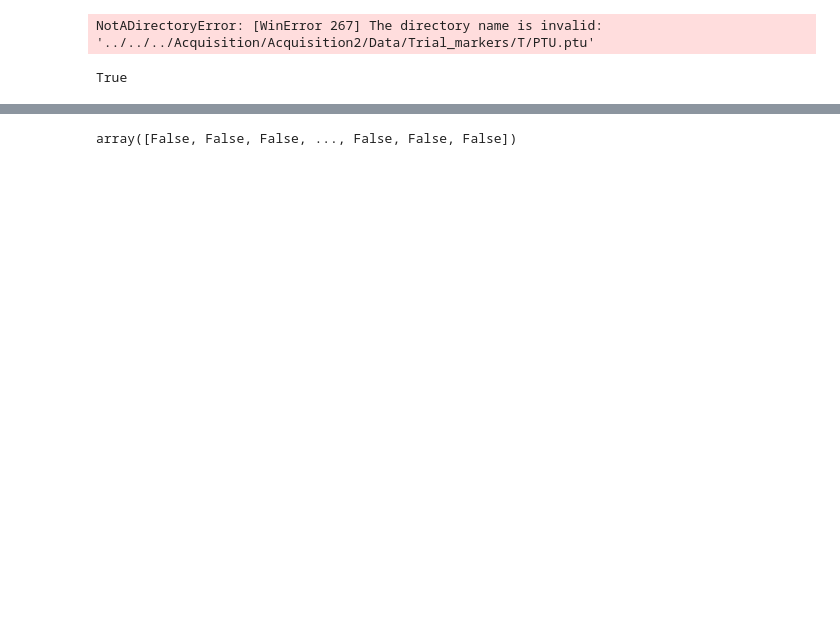
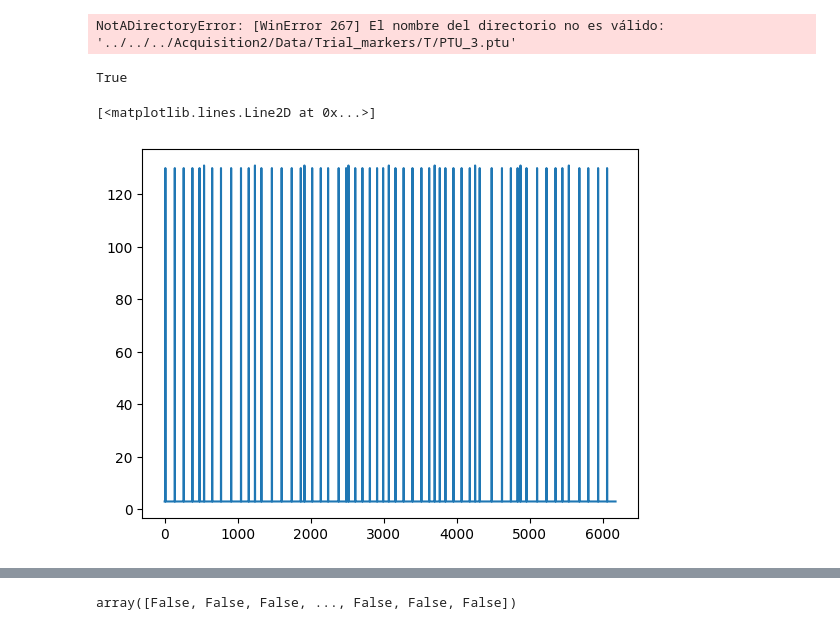
Before and after one commit to MikelElorza/Data-analysis, a Jupyter notebook: Narrow field/Imaging/Imaging_with_markers.ipynb, the cells around one changed output, grey strips where cells are left out. Drawn from its saved outputs; the diff is of its cells as text; code cells hidden in the pictures; blank space fills up the shorter version.

```diff
--- a/Narrow field/Imaging/Imaging_with_markers.ipynb
+++ b/Narrow field/Imaging/Imaging_with_markers.ipynb
@@ -10,10 +10,10 @@ from HH import HH_T3
 from Functions import *
 import time
 # %%
-filename='../../../Acquisition/Acquisition2/Data/Trial_markers/T/PTU.ptu'
+filename='../../../Acquisition2/Data/Trial_markers/T/PTU_3.ptu'
 os.listdir(filename)
 # %% [output]
-NotADirectoryError: [WinError 267] The directory name is invalid: '../../../Acquisition/Acquisition2/Data/Trial_markers/T/PTU.ptu'
+NotADirectoryError: [WinError 267] El nombre del directorio no es válido: '../../../Acquisition2/Data/Trial_markers/T/PTU_3.ptu'
 # %%
 sn=snAPI()
 sn.getDevice()
@@ -28 +28,6 @@ data = sn.raw.getData()
+# %%
+plt.plot(chs)
+# %% [output]
+[<matplotlib.lines.Line2D at 0x...>]
+[figure, added]
 # %%
```
Also changed, not shown: parts of 4 cells of this notebook, 1 other file.
